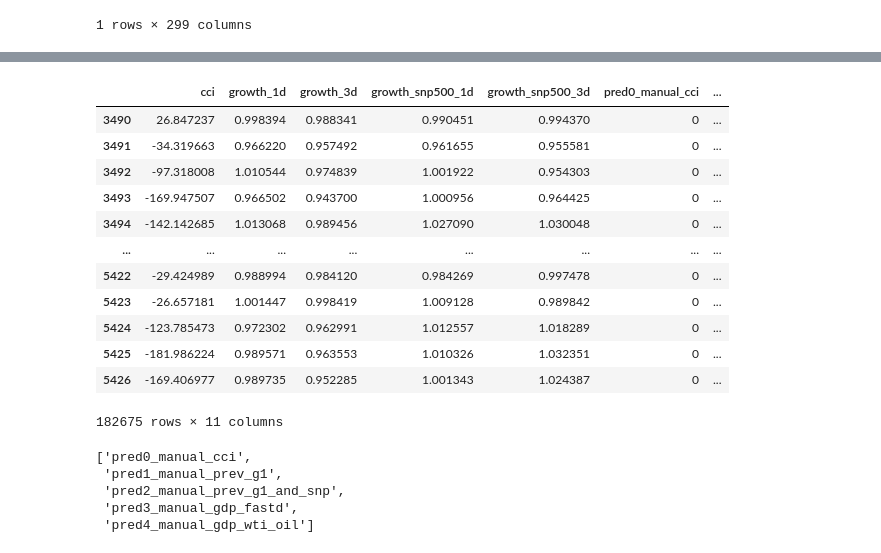
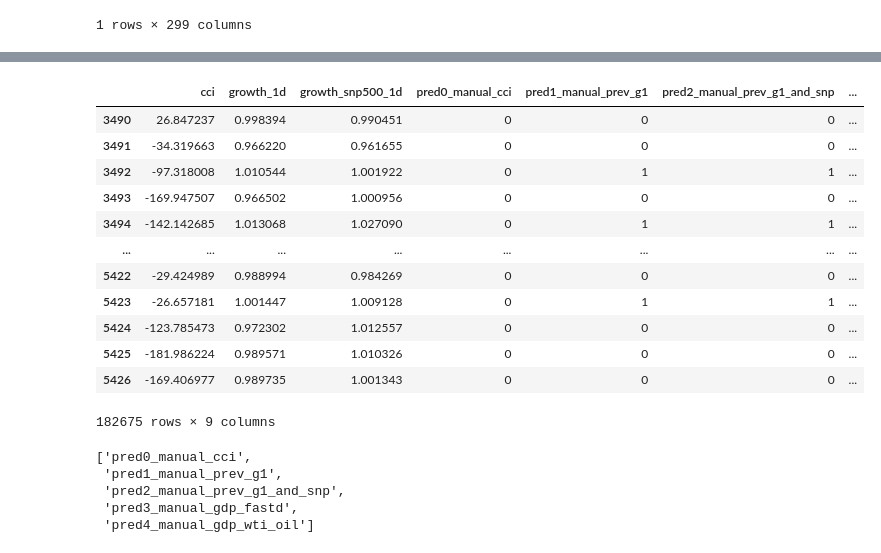
Before and after one commit to clamytoe/stock_market_analytics, a Jupyter notebook: homework/homework_3.ipynb, the cells around one changed output, grey strips where cells are left out. Drawn from its saved outputs; the diff is of its cells as text; code cells hidden in the pictures.

```diff
--- a/homework/homework_3.ipynb
+++ b/homework/homework_3.ipynb
@@ -81,14 +118,3 @@ Suggested path to a solution:
 - Use [pandas.DataFrame.corr()](https://pandas.pydata.org/docs/reference/api/pandas.DataFrame.corr.html) function (also used in [Code Snippet 1]) to get correlations with `is_positive_growth_5d_future`, filter out only variables representing the new dummy set, and sort it by absolute values (you can define a new column "abs_corr" in the dataframe with correlations), and find the highest value (among the new dummies features set).
 
 **NOTE**: new dummies will be used as features in the next tasks, please leave them in the dataset.
-# %%
-# generate week of month features
-df['month_wom'] = df.Date.dt.strftime('%B')+"_w"+((df.Date.dt.day - 1) // 7 + 1).astype(str)
-
-# dummy variables are not generated from Date and numeric variables
-df.loc[:,'Month'] = df.Month.dt.strftime('%B')
-df.loc[:,'Weekday'] = df.Weekday.astype(str)
-
-# Generate dummy variables (no need for bool, let's have int32 instead)
-CATS = CATEGORICAL + ['month_wom']
-dummy_variables = pd.get_dummies(df[CATS], dtype='int32')
@@ -114,0 +121,13 @@ memory usage: 294.8 MB
+# %%
+# dummy variables are not generated from Date and numeric variables
+df.loc[:,'Month'] = df.Month.dt.strftime('%B')
+df.loc[:,'Weekday'] = df.Weekday.astype(str)
+
+# generate week of month features
+# df['month_wom'] = df.Date.dt.strftime('%B')+"_w"+((df.Date.dt.day - 1) // 7 + 1).astype(str)
+
+# Use this formula to get the week of month for the datetime variable d: (d.day-1)//7+1
+df.loc[:, 'month_wom']  = (df.Date.dt.day-1)//7+1
+
+# Define a new string variable for all month-week_of_month combinations.
+df.loc[:, 'month_wom']= df['Month'].astype(str) + '_w' + df['month_wom'].astype(str)
@@ -114,0 +140,4 @@ memory usage: 294.8 MB
+# %%
+# Generate dummy variables (no need for bool, let's have int32 instead)
+CATEGORICAL.append('month_wom')
+CATEGORICAL
@@ -114,0 +146,3 @@ memory usage: 294.8 MB
+# %%
+dummy_variables = pd.get_dummies(df[CATEGORICAL], dtype='int32')
+dummy_variables.info()
@@ -322,21 +308,21 @@ new_df['pred2_manual_prev_g1_and_snp'] = ((new_df['growth_1d'] > 1) & (new_df['g
 new_df['pred3_manual_gdp_fastd'] = (new_df['gdppot_us_yoy'] <= 0.027) & (new_df['fastd'] >= 0.251).astype(int)
 new_df['pred4_manual_gdp_wti_oil'] = (new_df['gdppot_us_yoy'] >= 0.027) & (new_df['growth_wti_oil_30d'] <= 1.005).astype(int)
 # %%
-new_df[['cci','growth_1d','growth_3d','growth_snp500_1d','growth_snp500_3d', 'pred0_manual_cci','pred1_manual_prev_g1','pred2_manual_prev_g1_and_snp','pred3_manual_gdp_fastd','pred4_manual_gdp_wti_oil','is_positive_growth_5d_future']]
+new_df[['cci','growth_1d','growth_snp500_1d','pred0_manual_cci','pred1_manual_prev_g1','pred2_manual_prev_g1_and_snp','pred3_manual_gdp_fastd','pred4_manual_gdp_wti_oil','is_positive_growth_5d_future']]
 # %% [output]
-|  | cci | growth_1d | growth_3d | growth_snp500_1d | growth_snp500_3d | pred0_manual_cci | ... |
-| 3490 | 26.847237 | 0.998394 | 0.988341 | 0.990451 | 0.994370 | 0 | ... |
-| 3491 | -34.319663 | 0.966220 | 0.957492 | 0.961655 | 0.955581 | 0 | ... |
-| 3492 | -97.318008 | 1.010544 | 0.974839 | 1.001922 | 0.954303 | 0 | ... |
-| 3493 | -169.947507 | 0.966502 | 0.943700 | 1.000956 | 0.964425 | 0 | ... |
-| 3494 | -142.142685 | 1.013068 | 0.989456 | 1.027090 | 1.030048 | 0 | ... |
+|  | cci | growth_1d | growth_snp500_1d | pred0_manual_cci | pred1_manual_prev_g1 | pred2_manual_prev_g1_and_snp | ... |
+| 3490 | 26.847237 | 0.998394 | 0.990451 | 0 | 0 | 0 | ... |
+| 3491 | -34.319663 | 0.966220 | 0.961655 | 0 | 0 | 0 | ... |
+| 3492 | -97.318008 | 1.010544 | 1.001922 | 0 | 1 | 1 | ... |
+| 3493 | -169.947507 | 0.966502 | 1.000956 | 0 | 0 | 0 | ... |
+| 3494 | -142.142685 | 1.013068 | 1.027090 | 0 | 1 | 1 | ... |
 | ... | ... | ... | ... | ... | ... | ... | ... |
-| 5422 | -29.424989 | 0.988994 | 0.984120 | 0.984269 | 0.997478 | 0 | ... |
-| 5423 | -26.657181 | 1.001447 | 0.998419 | 1.009128 | 0.989842 | 0 | ... |
-| 5424 | -123.785473 | 0.972302 | 0.962991 | 1.012557 | 1.018289 | 0 | ... |
-| 5425 | -181.986224 | 0.989571 | 0.963553 | 1.010326 | 1.032351 | 0 | ... |
-| 5426 | -169.406977 | 0.989735 | 0.952285 | 1.001343 | 1.024387 | 0 | ... |
+| 5422 | -29.424989 | 0.988994 | 0.984269 | 0 | 0 | 0 | ... |
+| 5423 | -26.657181 | 1.001447 | 1.009128 | 0 | 1 | 1 | ... |
+| 5424 | -123.785473 | 0.972302 | 1.012557 | 0 | 0 | 0 | ... |
+| 5425 | -181.986224 | 0.989571 | 1.010326 | 0 | 0 | 0 | ... |
+| 5426 | -169.406977 | 0.989735 | 1.001343 | 0 | 0 | 0 | ... |
-182675 rows × 11 columns
+182675 rows × 9 columns
 # %%
 PREDICTIONS = [k for k in new_df.keys() if k.startswith('pred')]
 PREDICTIONS
```
Also changed, not shown: parts of 70 cells of this notebook.
